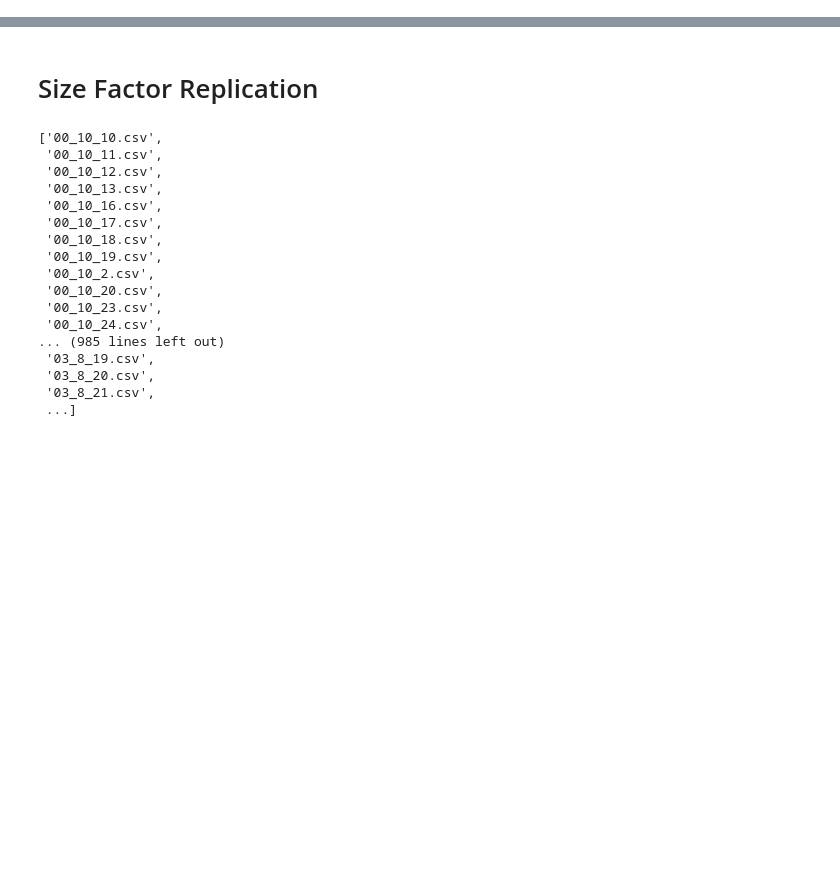
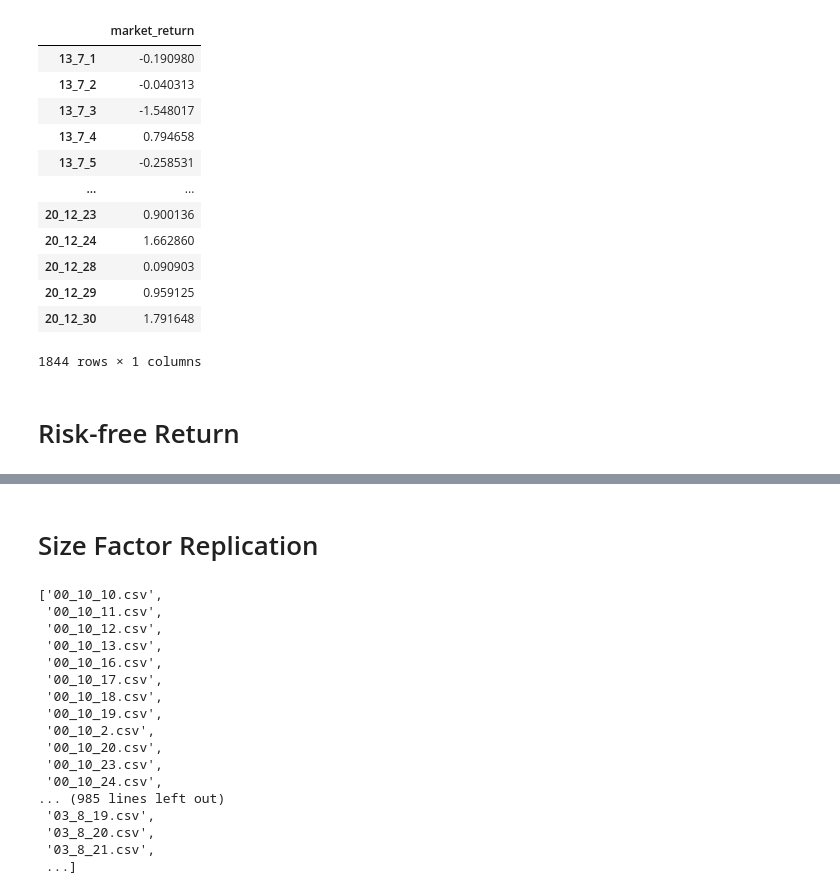
Before and after one commit to Eternity402/Factor_Investing, a Jupyter notebook: FamaFrench_KR.ipynb, the cells around one changed output, grey strips where cells are left out. Drawn from its saved outputs; the diff is of its cells as text; code cells hidden in the pictures; blank space fills up the shorter version.

```diff
--- a/FamaFrench_KR.ipynb
+++ b/FamaFrench_KR.ipynb
@@ -185,0 +82,51 @@ df_AT5.to_csv('AT.csv')
+# %%
+def rm(date):
+    price = pd.read_csv(date + '.csv', encoding = 'cp949')
+    return (price['시가총액'] * price['등락률'] / price['시가총액'].sum()).sum()
+
+def next_day(year, month, day):
+    day +=1
+    if day > 31:
+        day=1
+        month+=1
+    if month > 12:
+        month = 1
+        year +=1
+    return year, month, day
+# %%
+# 2013년 7월부터 2020년 6월까지 총 7년의 데이터를 구해보자.
+year = 13
+month = 7
+day = 1
+R_market = []
+R_date = []
+while year < 21:
+    if str(year)+ '_' + str(month)+'_'+str(day)+'.csv' in csv_list:
+        date = str(year)+ '_' + str(month)+'_'+str(day)
+        R_market.append(rm(date))
+        R_date.append(str(year)+ '_' + str(month)+'_'+str(day))
+        year, month, day = next_day(year,month,day)
+    else:
+        year, month, day = next_day(year,month,day)
+
+R_market = pd.DataFrame(R_market, index=R_date, columns = ['market_return'])
+# %%
+R_market = pd.DataFrame(R_market, index=R_date, columns = ['market_return'])
+# %%
+R_market
+# %% [output]
+|  | market_return |
+| 13_7_1 | -0.190980 |
+| 13_7_2 | -0.040313 |
+| 13_7_3 | -1.548017 |
+| 13_7_4 | 0.794658 |
+| 13_7_5 | -0.258531 |
+| ... | ... |
+| 20_12_23 | 0.900136 |
+| 20_12_24 | 1.662860 |
+| 20_12_28 | 0.090903 |
+| 20_12_29 | 0.959125 |
+| 20_12_30 | 1.791648 |
+1844 rows × 1 columns
+# %% [markdown]
+# Risk-free Return
```
Also changed, not shown: parts of 53 cells of this notebook.
